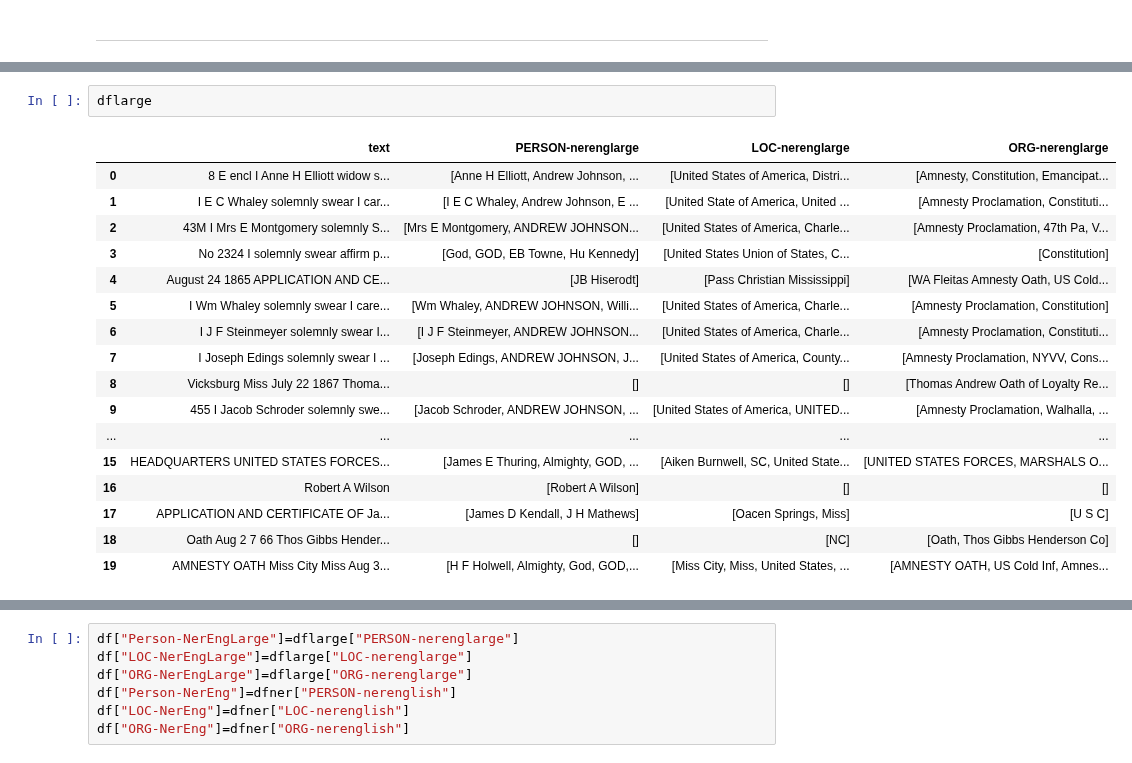
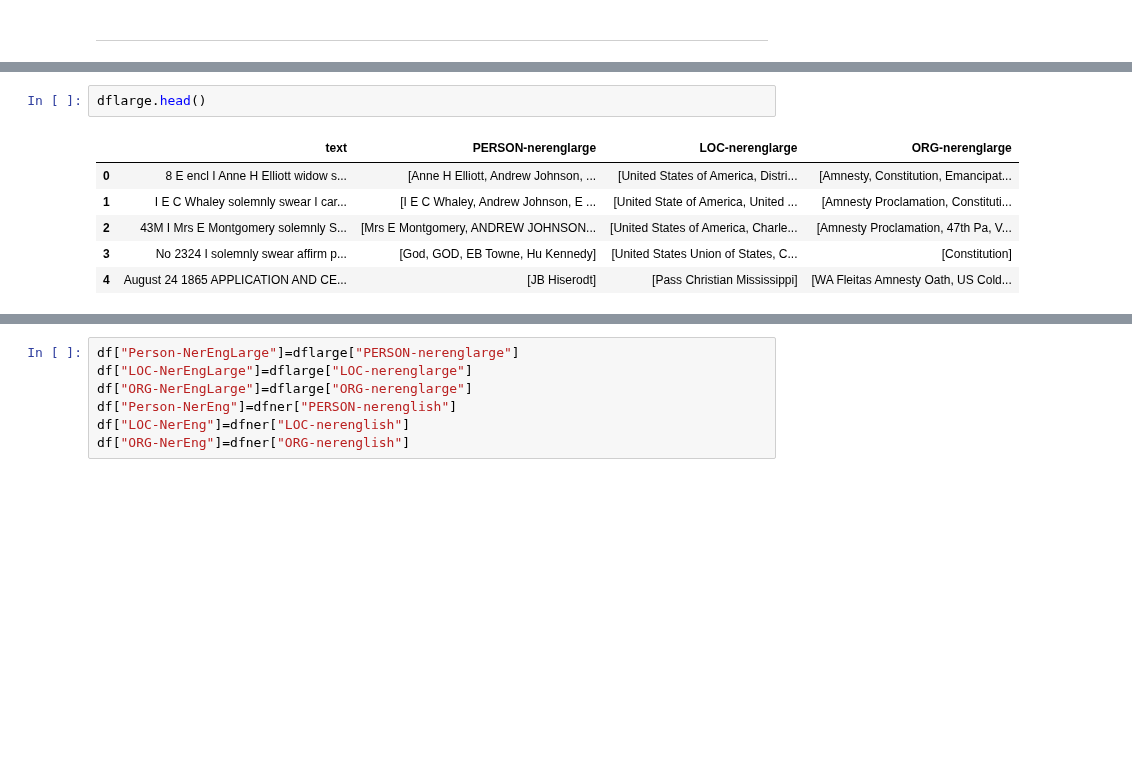
Before and after one commit to wassimchouchen/Natural-Language-Processing, a Jupyter notebook: all-data.ipynb, the cells around one changed output, grey strips where cells are left out. Drawn from its saved outputs; the diff is of its cells as text; blank space fills up the shorter version.

```diff
--- a/all-data.ipynb
+++ b/all-data.ipynb
@@ -615,21 +600,10 @@ df
 # %%
-dflarge
+dflarge.head()
 # %% [output]
 |  | text | PERSON-nerenglarge | LOC-nerenglarge | ORG-nerenglarge |
 | 0 | 8 E encl I Anne H Elliott widow s... | [Anne H Elliott, Andrew Johnson, ... | [United States of America, Distri... | [Amnesty, Constitution, Emancipat... |
 | 1 | I E C Whaley solemnly swear I car... | [I E C Whaley, Andrew Johnson, E ... | [United State of America, United ... | [Amnesty Proclamation, Constituti... |
 | 2 | 43M I Mrs E Montgomery solemnly S... | [Mrs E Montgomery, ANDREW JOHNSON... | [United States of America, Charle... | [Amnesty Proclamation, 47th Pa, V... |
 | 3 | No 2324 I solemnly swear affirm p... | [God, GOD, EB Towne, Hu Kennedy] | [United States Union of States, C... | [Constitution] |
 | 4 | August 24 1865 APPLICATION AND CE... | [JB Hiserodt] | [Pass Christian Mississippi] | [WA Fleitas Amnesty Oath, US Cold... |
-| 5 | I Wm Whaley solemnly swear I care... | [Wm Whaley, ANDREW JOHNSON, Willi... | [United States of America, Charle... | [Amnesty Proclamation, Constitution] |
-| 6 | I J F Steinmeyer solemnly swear I... | [I J F Steinmeyer, ANDREW JOHNSON... | [United States of America, Charle... | [Amnesty Proclamation, Constituti... |
-| 7 | I Joseph Edings solemnly swear I ... | [Joseph Edings, ANDREW JOHNSON, J... | [United States of America, County... | [Amnesty Proclamation, NYVV, Cons... |
-| 8 | Vicksburg Miss July 22 1867 Thoma... | [] | [] | [Thomas Andrew Oath of Loyalty Re... |
-| 9 | 455 I Jacob Schroder solemnly swe... | [Jacob Schroder, ANDREW JOHNSON, ... | [United States of America, UNITED... | [Amnesty Proclamation, Walhalla, ... |
-| ... | ... | ... | ... | ... |
-| 15 | HEADQUARTERS UNITED STATES FORCES... | [James E Thuring, Almighty, GOD, ... | [Aiken Burnwell, SC, United State... | [UNITED STATES FORCES, MARSHALS O... |
-| 16 | Robert A Wilson | [Robert A Wilson] | [] | [] |
-| 17 | APPLICATION AND CERTIFICATE OF Ja... | [James D Kendall, J H Mathews] | [Oacen Springs, Miss] | [U S C] |
-| 18 | Oath Aug 2 7 66 Thos Gibbs Hender... | [] | [NC] | [Oath, Thos Gibbs Henderson Co] |
-| 19 | AMNESTY OATH Miss City Miss Aug 3... | [H F Holwell, Almighty, God, GOD,... | [Miss City, Miss, United States, ... | [AMNESTY OATH, US Cold Inf, Amnes... |
 # %%
```
Also changed, not shown: parts of 19 cells of this notebook.
